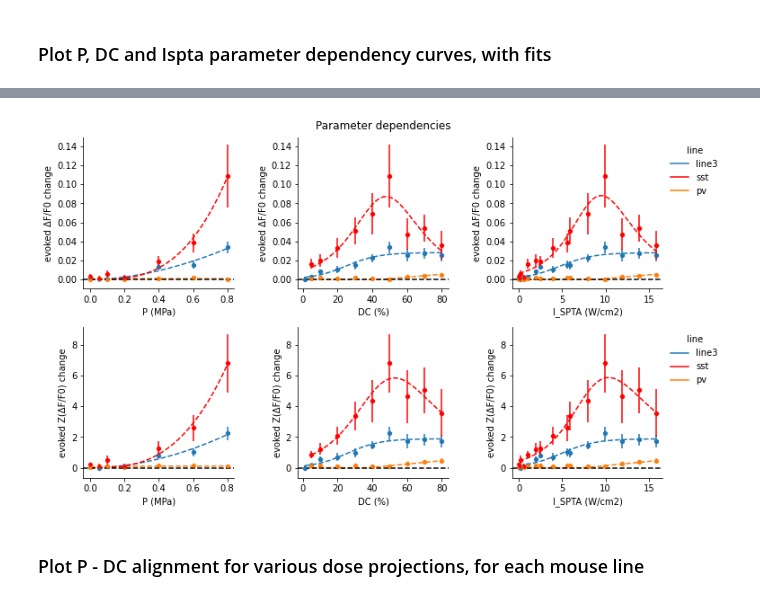
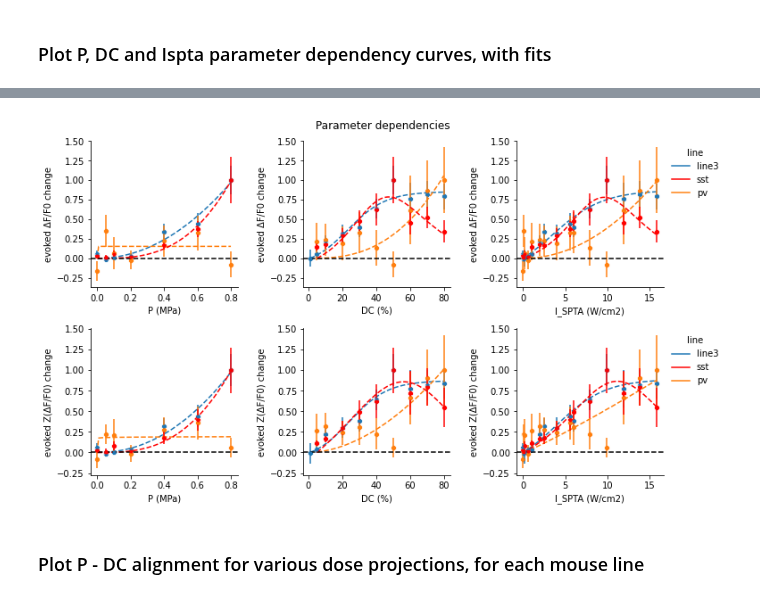
Before and after one commit to shohamlab/usnm2p, a Jupyter notebook: main_analysis.ipynb, the cells around one changed output, grey strips where cells are left out. Saved outputs shown, nothing was run; the diff lists cells and outputs as text; code cells hidden in the pictures.

```diff
--- a/main_analysis.ipynb
+++ b/main_analysis.ipynb
@@ -133,4 +133,5 @@ for ax, (line, gdata) in zip(axes, groups):
 # %% [markdown]
 ### Plot P, DC and Ispta parameter dependency curves, with fits
 # %%
-fit_dict = get_fit_table(Pfit='scaled_power')
+fit_dict = get_fit_table()
+fit_dict
@@ -158,7 +168,7 @@ figs[f'simparams_deps'] = plot_parameter_dependency_across_lines(
     err_style='bars',
     fit=fit_dict,
     # fit_ci=0.67,
-    # norm=True,
+    norm=True,
 )
 figs[f'simparams_deps'].suptitle('Parameter dependencies', y=1.02);
 # %% [output]
@@ -182,4 +209,4 @@ figs[f'simparams_deps'].suptitle('Parameter dependencies', y=1.02);
-[figure, old version]
+[figure, new version]
 # %% [markdown]
 ### Plot P - DC alignment for various dose projections, for each mouse line
 # %%
```
Also changed, not shown: parts of 11 cells of this notebook, 4 other files.
